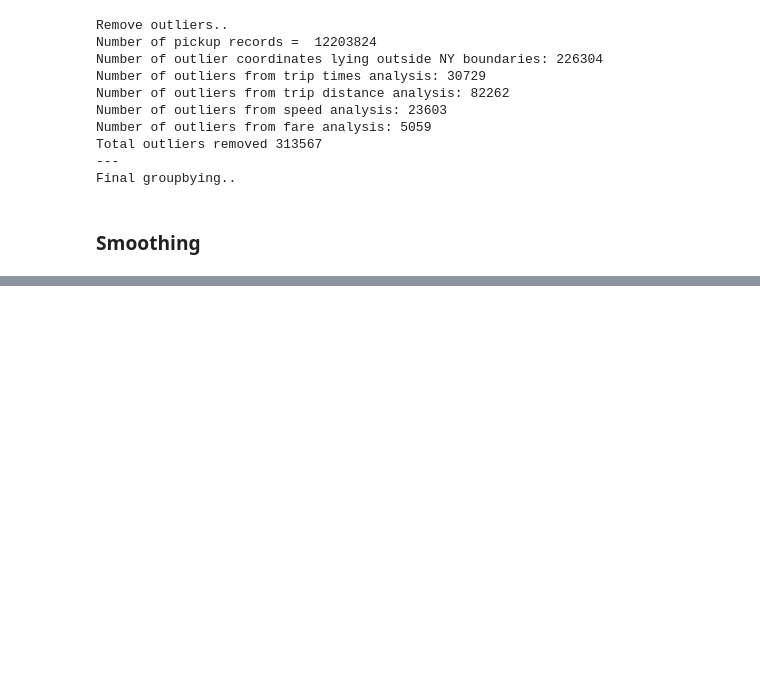
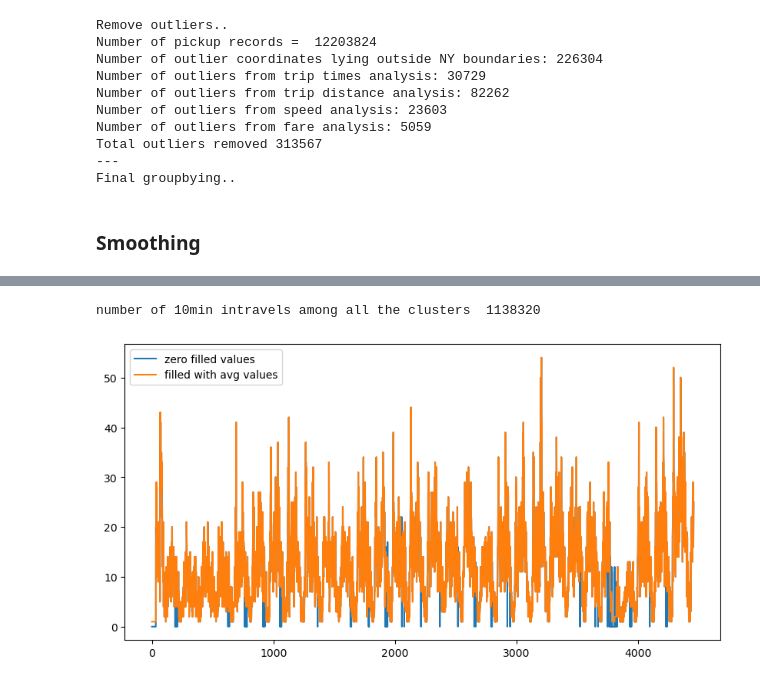
Before and after one commit to PinakShome/Data-Science-Case-Studies, a Jupyter notebook: Taxi_Demand_Prediction/taxi_demand_prediction.ipynb, the cells around one changed output, grey strips where cells are left out. Drawn from its saved outputs; the diff is of its cells as text; code cells hidden in the pictures; blank space fills up the shorter version.

Commit message:
Update Taxi Demand Prediction notebook with new data and analysis

```diff
--- a/Taxi_Demand_Prediction/taxi_demand_prediction.ipynb
+++ b/Taxi_Demand_Prediction/taxi_demand_prediction.ipynb
@@ -682,0 +691,5 @@ for i in range(10):
+# %%
+# for each pickup zone number of 10min intravels with 0 pickups
+for i in range(255):
+    print("for the ",i,"th Pickup Zone number of 10min intravels with zero pickups: ",4464 - len(set(jan_2015_unique[i])))
+    print('-'*60)
@@ -682,0 +732,23 @@ for i in range(10):
+# %%
+#Fills a value of zero for every bin where no pickup data is present
+# the count_values: number pickps that are happened in each region for each 10min intravel
+# there wont be any value if there are no picksups.
+# values: number of unique bins
+
+# for every 10min intravel(pickup_bin) we will check it is there in our unique bin,
+# if it is there we will add the count_values[index] to smoothed data
+# if not we add 0 to the smoothed data
+# we finally return smoothed data
+def fill_missing(count_values,values):
+    smoothed_regions=[]
+    ind=0
+    for r in range(0,255):
+        smoothed_bins=[]
+        for i in range(4464):
+            if i in values[r]:
+                smoothed_bins.append(count_values[ind])
+                ind+=1
+            else:
+                smoothed_bins.append(0)
+        smoothed_regions.extend(smoothed_bins)
+    return smoothed_regions
@@ -682,0 +819,27 @@ for i in range(10):
+# %%
+#Filling Missing values of Jan-2015 with 0
+# here in jan_2015_groupby dataframe the trip_distance represents the number of pickups that are happened
+jan_2015_fill = fill_missing(jan_2015_groupby['trip_distance'].values,jan_2015_unique)
+
+#Smoothing Missing values of Jan-2015
+jan_2015_smooth = smoothing(jan_2015_groupby['trip_distance'].values,jan_2015_unique)
+# %%
+# number of 10min indices for jan 2015= 24*31*60/10 = 4464
+# number of 10min indices for jan 2016 = 24*31*60/10 = 4464
+# number of 10min indices for feb 2016 = 24*29*60/10 = 4176
+# number of 10min indices for march 2016 = 24*30*60/10 = 4320
+# for each cluster we will have 4464 values, therefore 40*4464 = 178560 (length of the jan_2015_fill)
+print("number of 10min intravels among all the clusters ",len(jan_2015_fill))
+# %% [output]
+number of 10min intravels among all the clusters  1138320
+# %%
+# Smoothing vs Filling
+# sample plot that shows two variations of filling missing values
+# we have taken the number of pickups for cluster region 2
+plt.figure(figsize=(10,5))
+plt.plot(jan_2015_fill[4464:8920], label="zero filled values")
+plt.plot(jan_2015_smooth[4464:8920], label="filled with avg values")
+plt.legend()
+plt.show()
+# %% [output]
+[figure, added]
```
Also changed, not shown: parts of 40 cells of this notebook.
